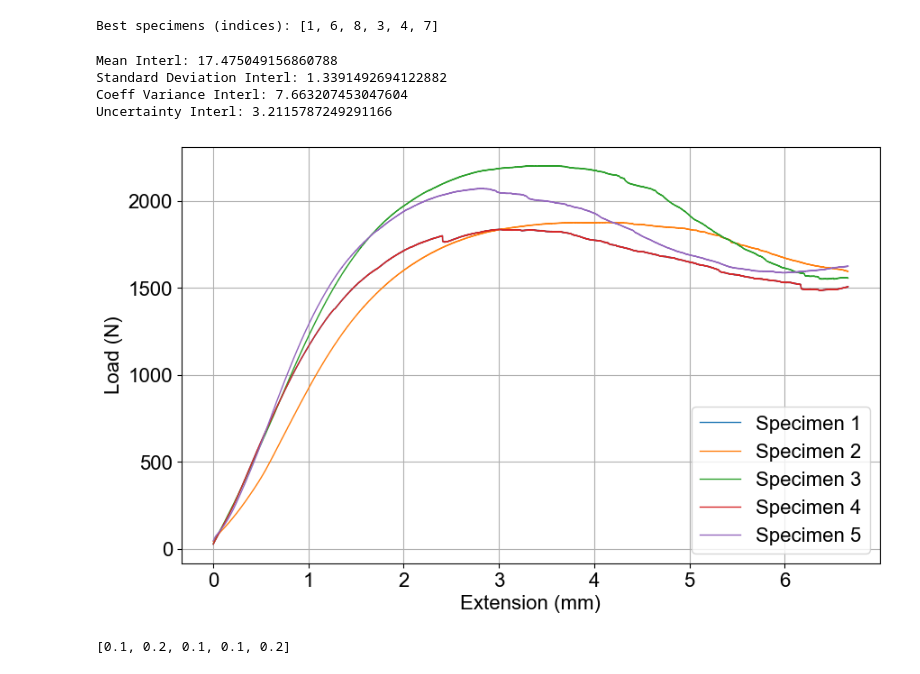
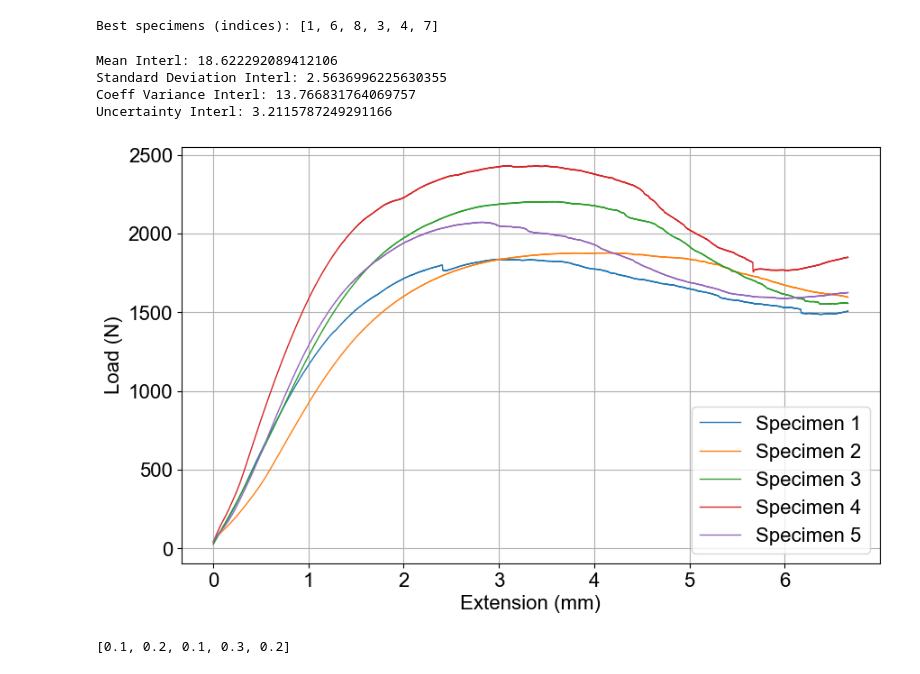
Before and after one commit to CleisonManriqueAguirre/postprocessing_test, a Jupyter notebook: Specimen_data_process.ipynb, the cells around one changed output. Drawn from its saved outputs; the diff is of its cells as text; code cells hidden in the pictures.

```diff
--- a/Specimen_data_process.ipynb
+++ b/Specimen_data_process.ipynb
@@ -777,36 +777,36 @@ data_rows_end={1: 4000, 2: 4000, 3: 4000, 4: 4000, 5: 4000, 6: 4000, 7: 4000, 8:
 data_linear_start={1: 110, 2: 110, 3: 110, 4: 110, 5: 110, 6: 110, 7: 110, 8: 110}
 data_linear_end={1: 360, 2: 360, 3: 360, 4: 360, 5: 360, 6: 360, 7: 360, 8: 360}
 b={1: 10.90, 2: 10.30, 3: 10.60, 4: 11.50, 5: 11.10, 6: 10.30, 7: 10.70, 8: 9.80}
 h={1: 9.00, 2: 7.70, 3: 7.80, 4: 7.80, 5: 8.10, 6: 7.75, 7: 8.40, 8: 8.50}
 L=28
 specimen_count = 5
 specimens = [6, 1, 8, 3, 4]
 
 process_specimens(
     corrected=False,
     flexion=False,
     compression=False,
     shear=True,
     specimen_count=5,
     file_path_template='short_beam/5_axis/Specimen_RawData_{}.csv',
     c1=1,
     c2=2,
     data_row_start={1: 2, 2: 2, 3: 85, 4: 2, 5: 2, 6: 2, 7: 2, 8: 2},
     data_rows_end={1: 4000, 2: 4000, 3: 4000, 4: 4000, 5: 4000, 6: 4000, 7: 4000, 8: 4000},
     data_linear_start={1: 110, 2: 110, 3: 110, 4: 110, 5: 110, 6: 110, 7: 110, 8: 110},
     data_linear_end={1: 360, 2: 360, 3: 360, 4: 360, 5: 360, 6: 360, 7: 360, 8: 360},
     b={1: 10.90, 2: 10.30, 3: 10.60, 4: 11.50, 5: 11.10, 6: 10.30, 7: 10.70, 8: 9.80},
     h={1: 9.00, 2: 7.70, 3: 7.80, 4: 7.80, 5: 8.10, 6: 7.75, 7: 8.40, 8: 8.50},
     L=28,
-    specimen_number = [6, 7, 8, 6, 4],
+    specimen_number = [6, 7, 8, 2, 4],
 )
 
 #range(1, specimen_count + 1)
 # print(range(1, specimen_count + 1))
 # %% [output]
-Mean Interl: 17.475049156860788
-Standard Deviation Interl: 1.3391492694122882
-Coeff Variance Interl: 7.663207453047604
+Mean Interl: 18.622292089412106
+Standard Deviation Interl: 2.5636996225630355
+Coeff Variance Interl: 13.766831764069757
 Uncertainty Interl: 3.2115787249291166
-[figure, old version]
+[figure, new version]
-[0.1, 0.2, 0.1, 0.1, 0.2]
+[0.1, 0.2, 0.1, 0.3, 0.2]
```
